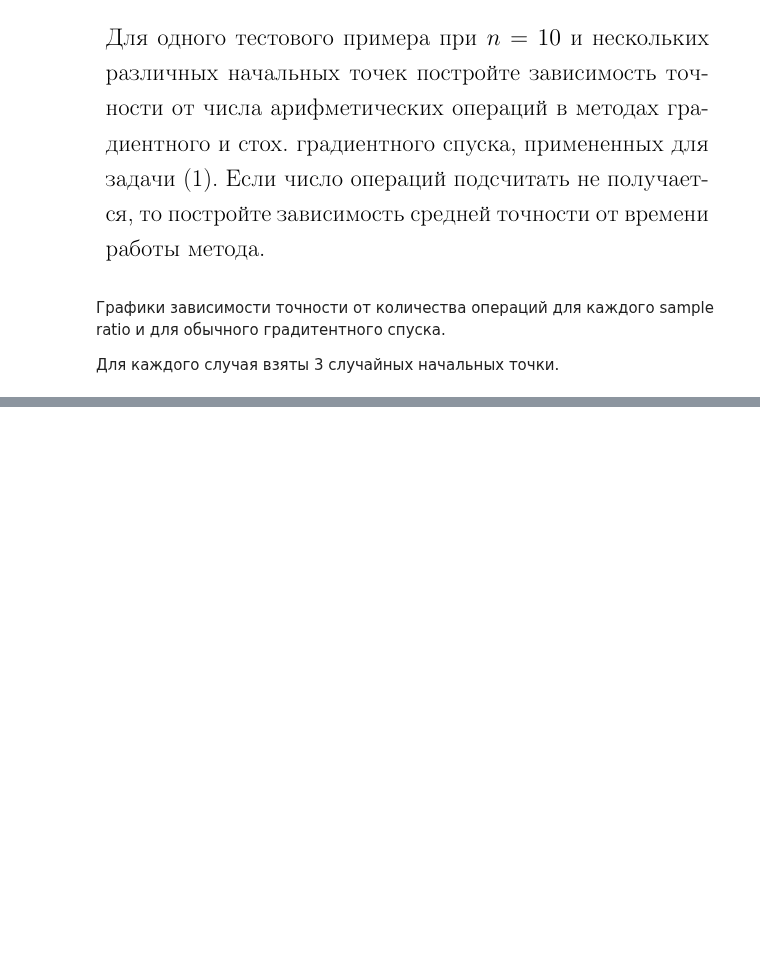
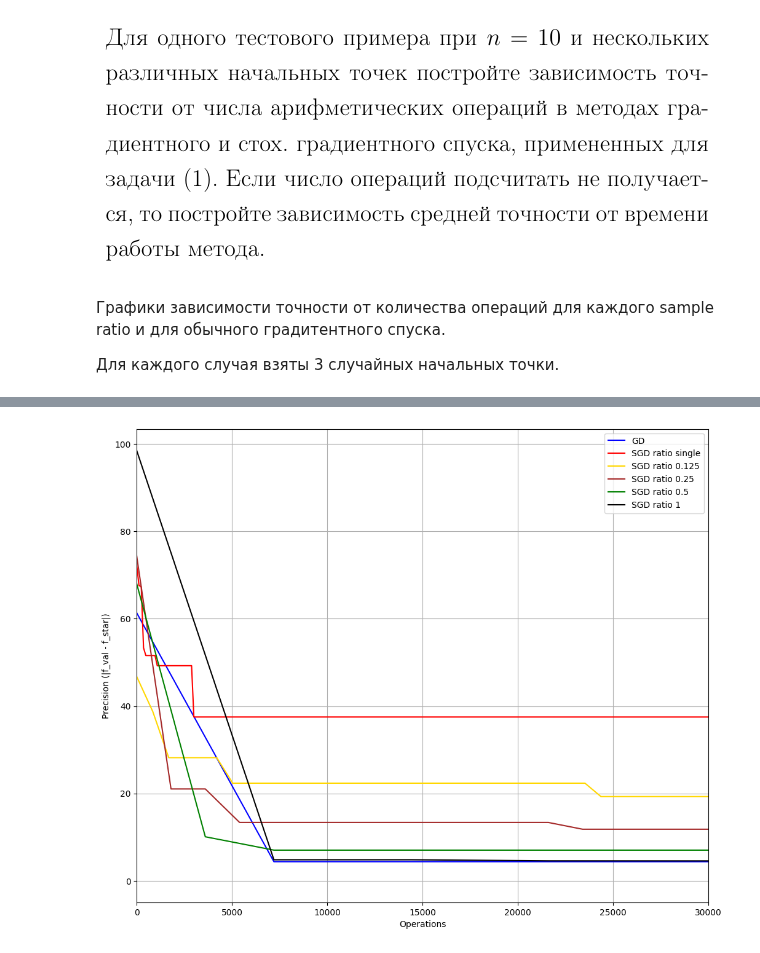
Before and after one commit to a13xbb/optimization-labs-mag, a Jupyter notebook: lab_2.ipynb, the cells around one changed output, grey strips where cells are left out. Cells and saved outputs as stored; diff of their text form; code cells hidden in the pictures; blank space fills up the shorter version.

```diff
--- a/lab_2.ipynb
+++ b/lab_2.ipynb
@@ -426,0 +451,44 @@ for ratio in ["single", 1/8, 1/4, 1/2, 1]:
+# %%
+n_dim = 60
+
+A = make_spd_matrix(n_dim, random_state=54)
+mu = np.ones(n_dim)
+
+solution = solve_elipsoid(A, mu)
+
+n_init_states = 1
+plt.figure(figsize=(12, 10))
+for _ in range(n_init_states):
+
+    x_init = project_to_constraint(np.random.randn(n_dim))
+    x_opt, f_val, iters, ops, precision_history = str_cvx_gd_solve_elipsoid(A, mu, x_init, solution[-1], eps=0.01, return_history=True)
+
+    plt.plot(precision_history['operations'], np.minimum.accumulate(precision_history['precision']), color='blue',
+             label='GD')
+
+# plt.grid(True)
+# plt.xlabel('Operations')
+# plt.ylabel('Precision (|f_val - f_star|)')
+# plt.title('Зависимость точности от количества операций\nGD')
+# plt.show()
+
+colors = ['red', 'gold', 'brown', 'green', 'black']
+for i, ratio in enumerate(["single", 1/8, 1/4, 1/2, 1]):
+    # plt.figure(figsize=(12, 10))
+    for _ in range(n_init_states):
+
+        x_init = project_to_constraint(np.random.randn(n_dim))
+        x_opt, f_val, iters, ops, precision_history = str_cvx_sgd_solve_elipsoid(A, mu, x_init, solution[-1], dim_sample_ratio=ratio, eps=0.01, return_history=True)
+
+        plt.plot(precision_history['operations'], np.minimum.accumulate(precision_history['precision']), color=colors[i],
+                 label=f'SGD ratio {ratio}')
+
+plt.grid(True)
+plt.xlim((0, 30000))
+plt.xlabel('Operations')
+plt.ylabel('Precision (|f_val - f_star|)')
+plt.legend()
+# plt.title(f'Зависимость точности от количества операций\n SGD: ratio = {ratio}')
+plt.show()
+# %% [output]
+[figure, added]
```
Also changed, not shown: parts of 14 cells of this notebook.
